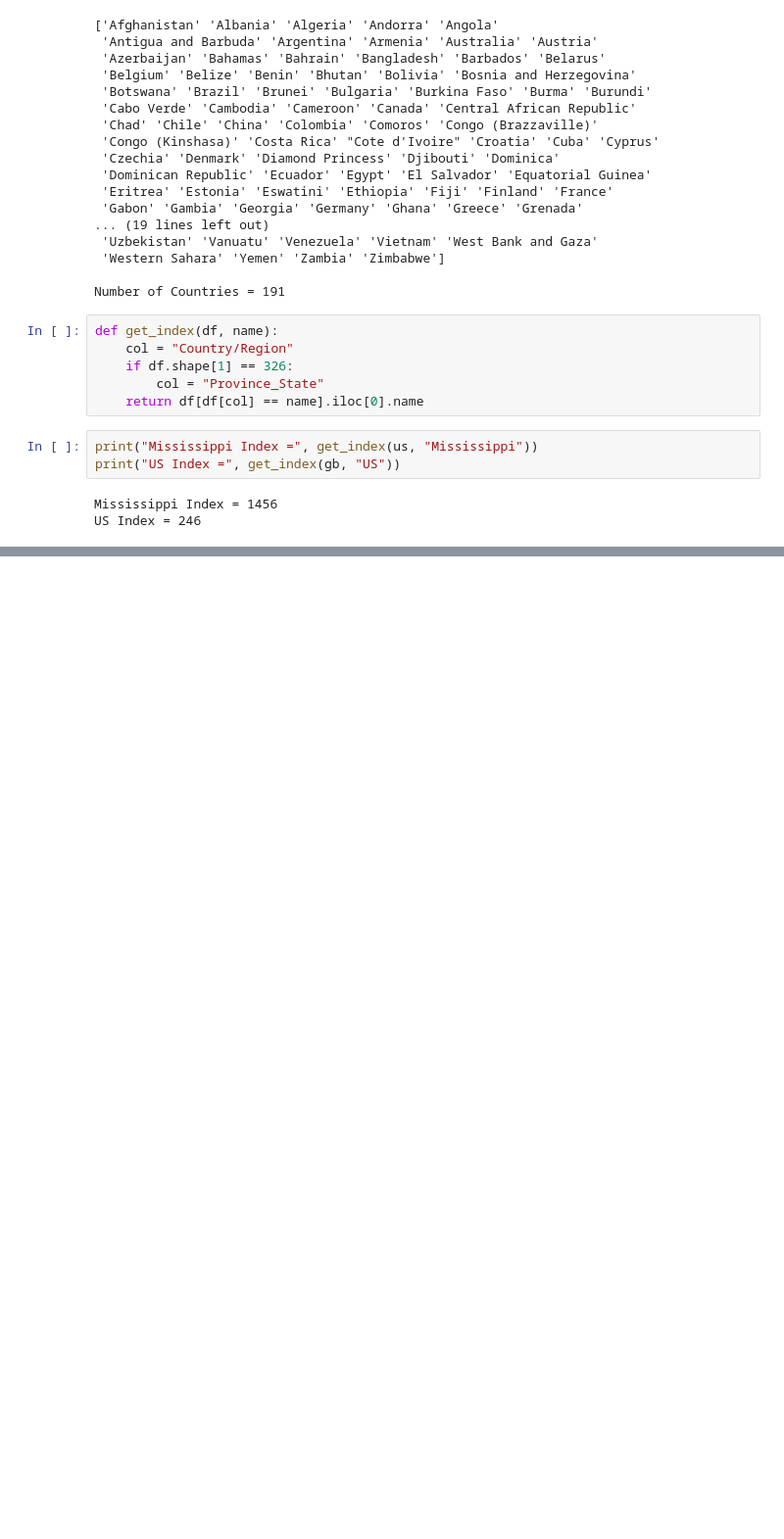
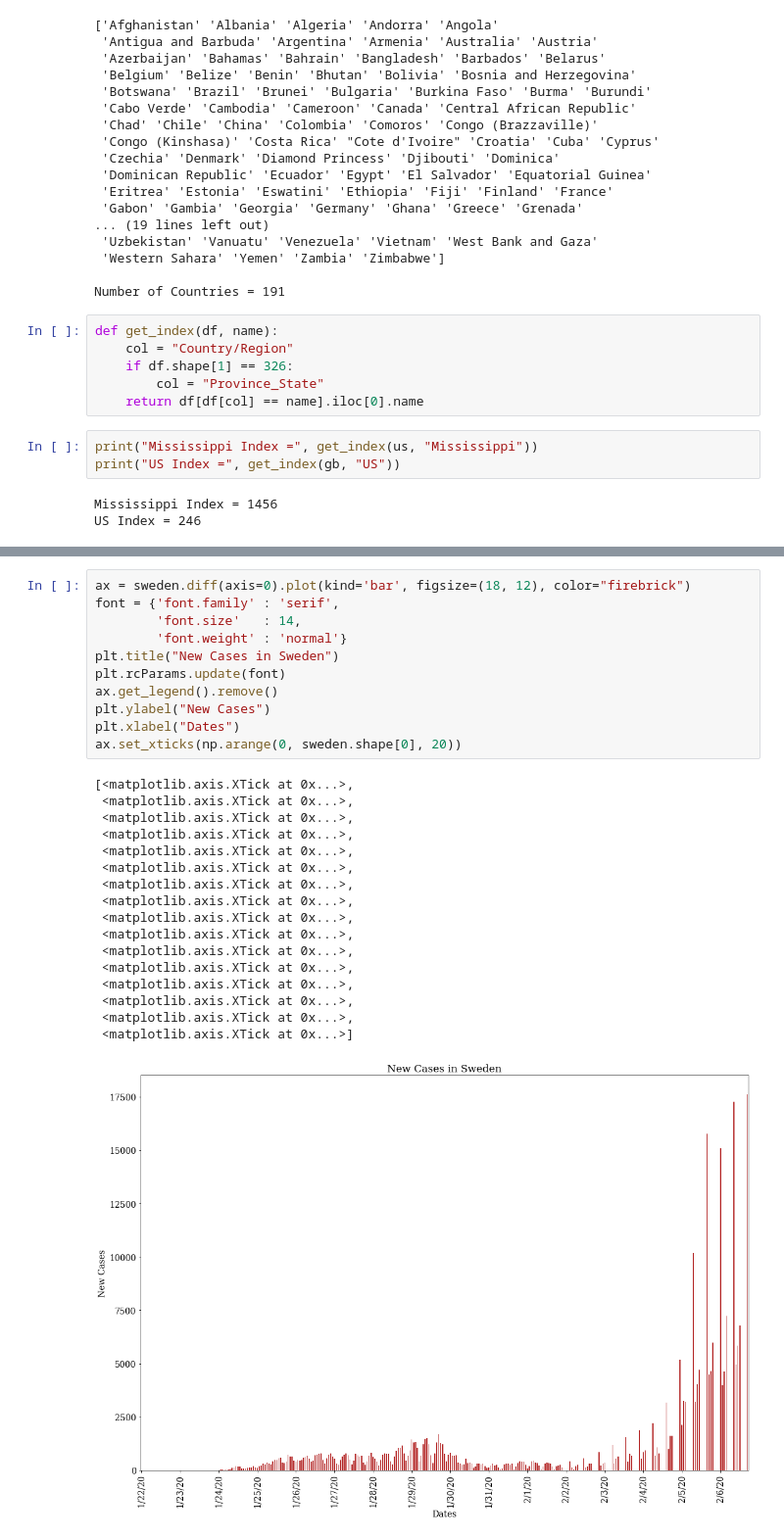
Before and after one commit to atkinssamuel/COVID-19-projection, a Jupyter notebook: project/atkins_1002951754_finalproject.ipynb, the cells around one changed output, grey strips where cells are left out. Shown at 98% size. Drawn from its saved outputs; the diff is of its cells as text; blank space fills up the shorter version.

```diff
--- a/project/atkins_1002951754_finalproject.ipynb
+++ b/project/atkins_1002951754_finalproject.ipynb
@@ -145,0 +158,29 @@ sns.lineplot(data=sweden, x="dates", y="values")
+# %%
+ax = sweden.diff(axis=0).plot(kind='bar', figsize=(18, 12), color="firebrick")
+font = {'font.family' : 'serif',
+        'font.size'   : 14,
+        'font.weight' : 'normal'}
+plt.title("New Cases in Sweden")
+plt.rcParams.update(font)
+ax.get_legend().remove()
+plt.ylabel("New Cases")
+plt.xlabel("Dates")
+ax.set_xticks(np.arange(0, sweden.shape[0], 20))
+# %% [output]
+[<matplotlib.axis.XTick at 0x...>,
+ <matplotlib.axis.XTick at 0x...>,
+ <matplotlib.axis.XTick at 0x...>,
+ <matplotlib.axis.XTick at 0x...>,
+ <matplotlib.axis.XTick at 0x...>,
+ <matplotlib.axis.XTick at 0x...>,
+ <matplotlib.axis.XTick at 0x...>,
+ <matplotlib.axis.XTick at 0x...>,
+ <matplotlib.axis.XTick at 0x...>,
+ <matplotlib.axis.XTick at 0x...>,
+ <matplotlib.axis.XTick at 0x...>,
+ <matplotlib.axis.XTick at 0x...>,
+ <matplotlib.axis.XTick at 0x...>,
+ <matplotlib.axis.XTick at 0x...>,
+ <matplotlib.axis.XTick at 0x...>,
+ <matplotlib.axis.XTick at 0x...>]
+[figure, added]
```
Also changed, not shown: parts of 14 cells of this notebook, 1 other file.
